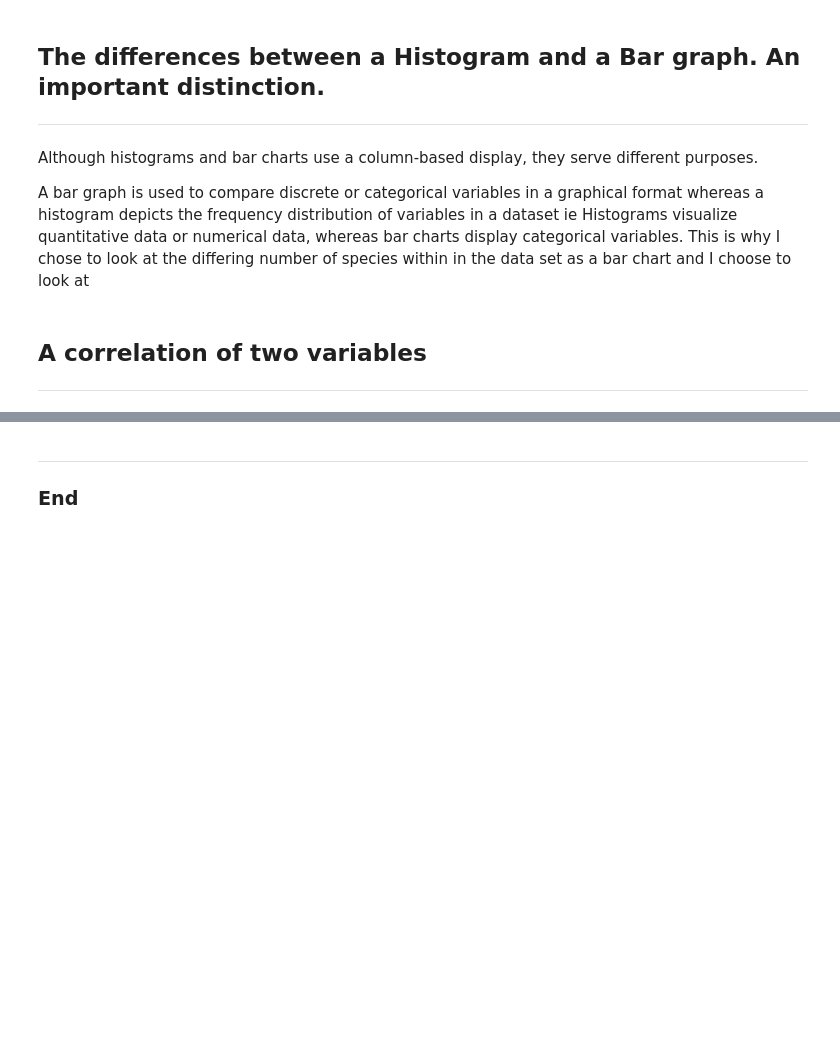
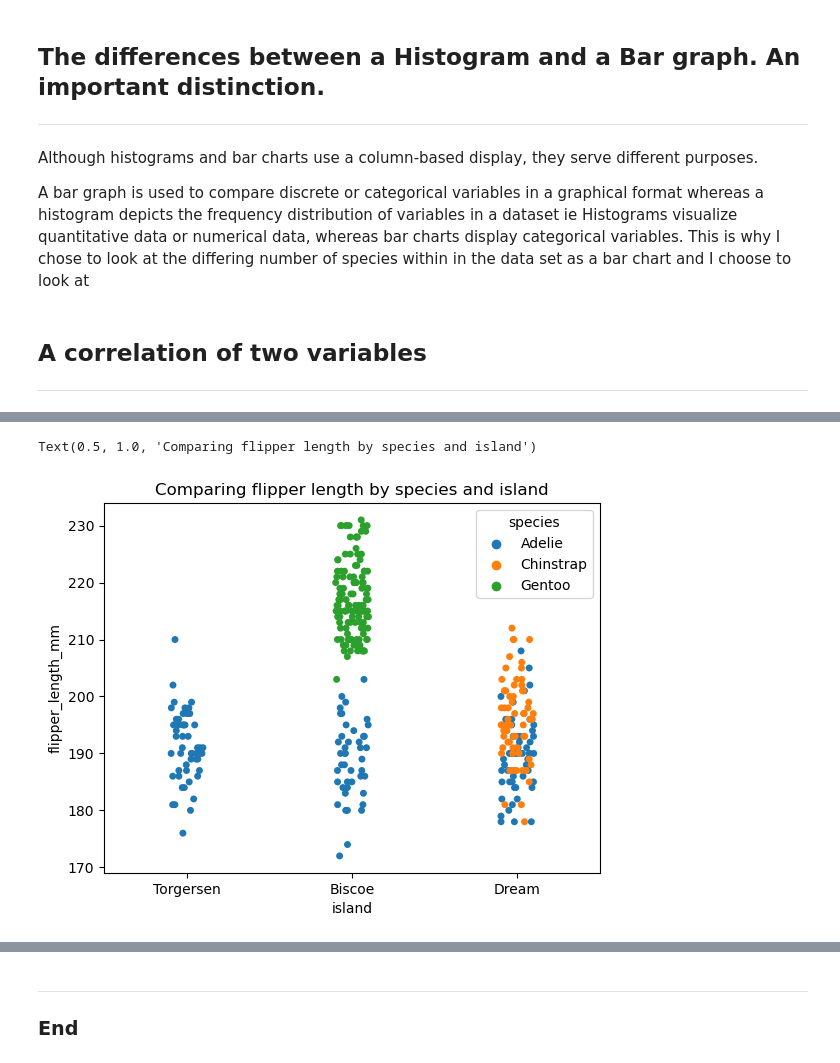
Before and after one commit to GraceMarySmyth/MyProject, a Jupyter notebook: Penguins.ipynb, the cells around one changed output, grey strips where cells are left out. Cells and saved outputs as stored; diff of their text form; code cells hidden in the pictures; blank space fills up the shorter version.

```diff
--- a/Penguins.ipynb
+++ b/Penguins.ipynb
@@ -307,0 +351,6 @@ A bar graph is used to compare discrete or categorical variables in a graphical
+# %%
+sb.stripplot(data = df, y = 'flipper_length_mm', x = 'island', hue = 'species', palette = master)
+plt.title("Comparing flipper length by species and island")
+# %% [output]
+Text(0.5, 1.0, 'Comparing flipper length by species and island')
+[figure, added]
```
Also changed, not shown: parts of 11 cells of this notebook, 1 other file.
